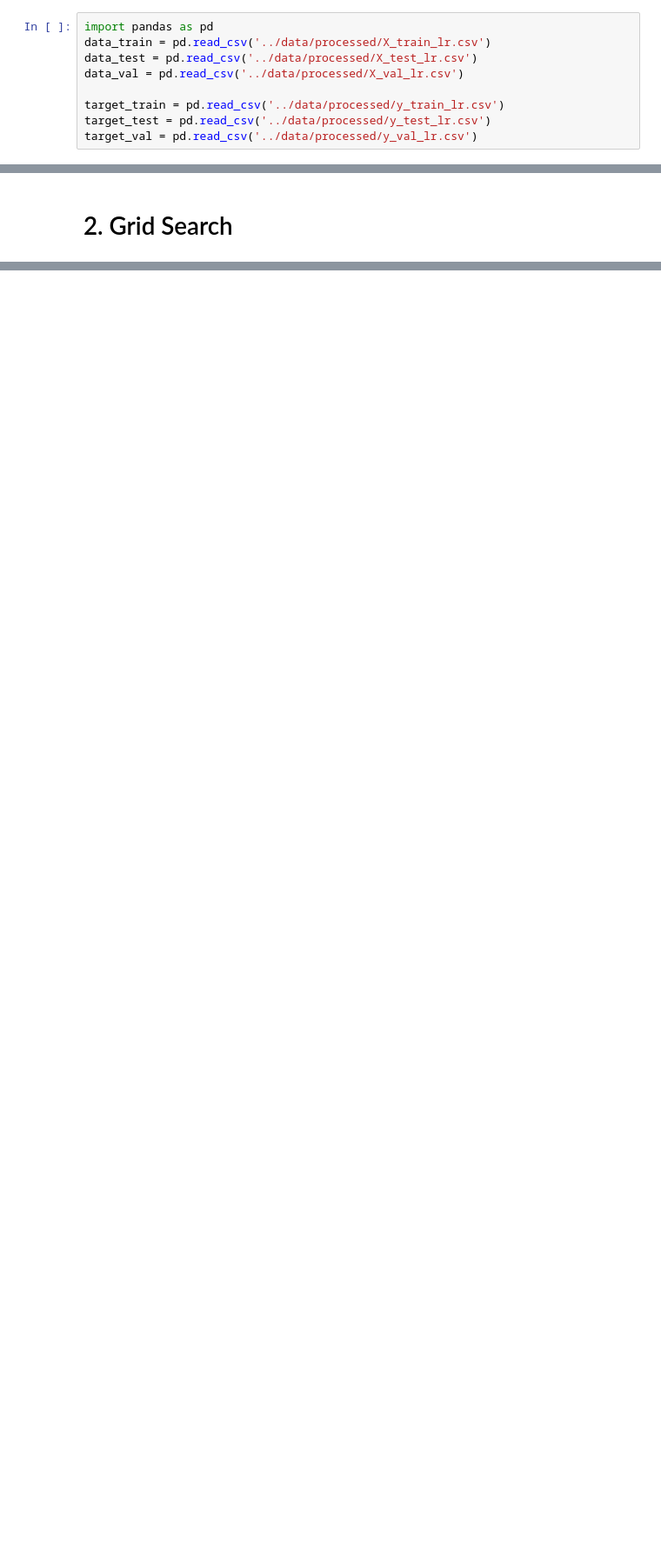
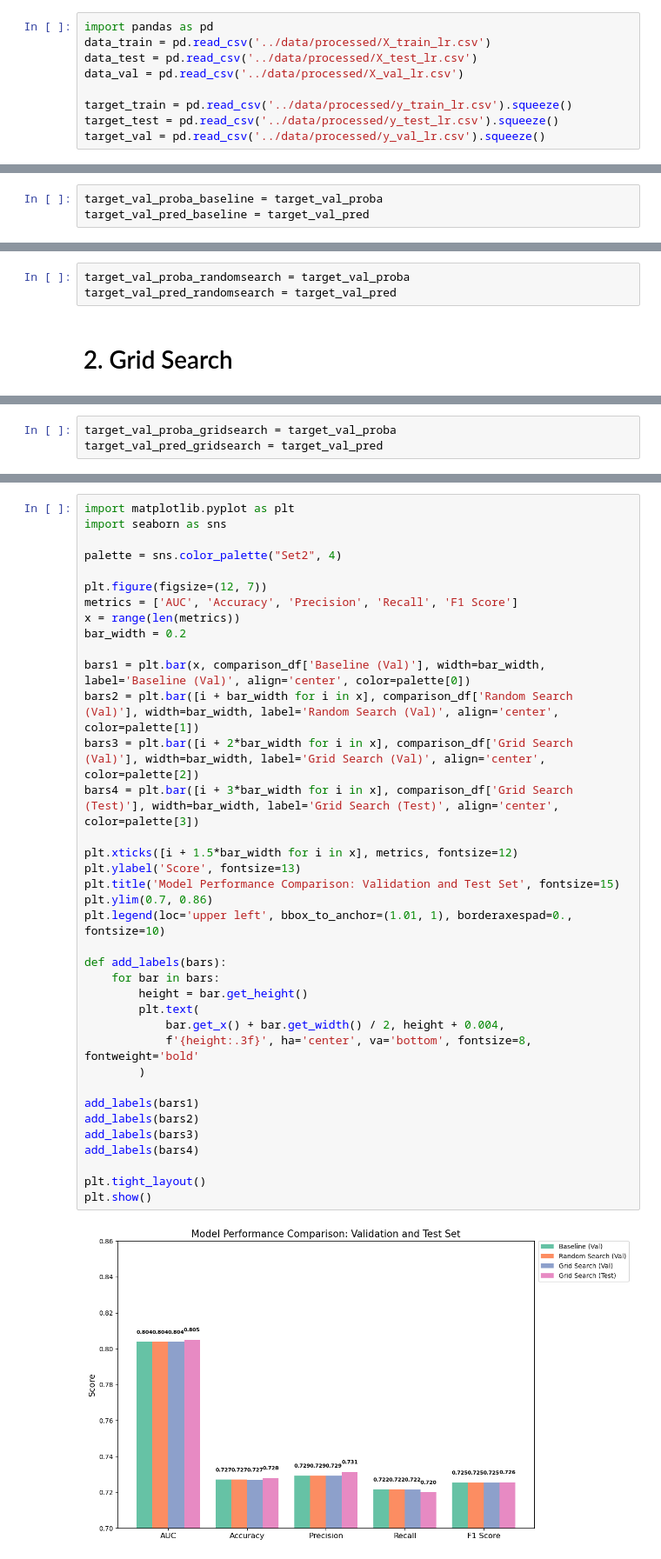
Before and after one commit to XDUZihanZhang/data-mining-project, a Jupyter notebook: notebooks/05_logistic_regression.ipynb, the cells around one changed output, grey strips where cells are left out. Shown: that part at 87% size. Cells and saved outputs as stored; diff of their text form; blank space fills up the shorter version.

Commit message:
Comparison visualized

```diff
--- a/notebooks/05_logistic_regression.ipynb
+++ b/notebooks/05_logistic_regression.ipynb
@@ -27,6 +27,6 @@ data_train = pd.read_csv('../data/processed/X_train_lr.csv')
 data_test = pd.read_csv('../data/processed/X_test_lr.csv')
 data_val = pd.read_csv('../data/processed/X_val_lr.csv')
 
-target_train = pd.read_csv('../data/processed/y_train_lr.csv')
-target_test = pd.read_csv('../data/processed/y_test_lr.csv')
-target_val = pd.read_csv('../data/processed/y_val_lr.csv')
+target_train = pd.read_csv('../data/processed/y_train_lr.csv').squeeze()
+target_test = pd.read_csv('../data/processed/y_test_lr.csv').squeeze()
+target_val = pd.read_csv('../data/processed/y_val_lr.csv').squeeze()
@@ -115,6 +123,9 @@ Classification Report:
 weighted avg       0.73      0.73      0.73    148702
 [figure]
 [figure]
+# %%
+target_val_proba_baseline = target_val_proba
+target_val_pred_baseline = target_val_pred
 # %% [markdown]
 # 1. Random Search
 # %%
@@ -207,6 +218,9 @@ Classification Report:
 weighted avg       0.73      0.73      0.73    148702
 [figure]
 [figure]
+# %%
+target_val_proba_randomsearch = target_val_proba
+target_val_pred_randomsearch = target_val_pred
 # %% [markdown]
 # 2. Grid Search
 # %%
@@ -318,3 +332,6 @@ Classification Report:
 weighted avg       0.73      0.73      0.73    148702
 [figure]
 [figure]
+# %%
+target_val_proba_gridsearch = target_val_proba
+target_val_pred_gridsearch = target_val_pred
@@ -320,0 +398,39 @@ weighted avg       0.73      0.73      0.73    148702
+# %%
+import matplotlib.pyplot as plt
+import seaborn as sns
+
+palette = sns.color_palette("Set2", 4)
+
+plt.figure(figsize=(12, 7))
+metrics = ['AUC', 'Accuracy', 'Precision', 'Recall', 'F1 Score']
+x = range(len(metrics))
+bar_width = 0.2
+
+bars1 = plt.bar(x, comparison_df['Baseline (Val)'], width=bar_width, label='Baseline (Val)', align='center', color=palette[0])
+bars2 = plt.bar([i + bar_width for i in x], comparison_df['Random Search (Val)'], width=bar_width, label='Random Search (Val)', align='center', color=palette[1])
+bars3 = plt.bar([i + 2*bar_width for i in x], comparison_df['Grid Search (Val)'], width=bar_width, label='Grid Search (Val)', align='center', color=palette[2])
+bars4 = plt.bar([i + 3*bar_width for i in x], comparison_df['Grid Search (Test)'], width=bar_width, label='Grid Search (Test)', align='center', color=palette[3])
+
+plt.xticks([i + 1.5*bar_width for i in x], metrics, fontsize=12)
+plt.ylabel('Score', fontsize=13)
+plt.title('Model Performance Comparison: Validation and Test Set', fontsize=15)
+plt.ylim(0.7, 0.86)
+plt.legend(loc='upper left', bbox_to_anchor=(1.01, 1), borderaxespad=0., fontsize=10)
+
+def add_labels(bars):
+    for bar in bars:
+        height = bar.get_height()
+        plt.text(
+            bar.get_x() + bar.get_width() / 2, height + 0.004,
+            f'{height:.3f}', ha='center', va='bottom', fontsize=8, fontweight='bold'
+        )
+
+add_labels(bars1)
+add_labels(bars2)
+add_labels(bars3)
+add_labels(bars4)
+
+plt.tight_layout()
+plt.show()
+# %% [output]
+[figure, added]
```
Also changed, not shown: parts of 2 cells of this notebook.
